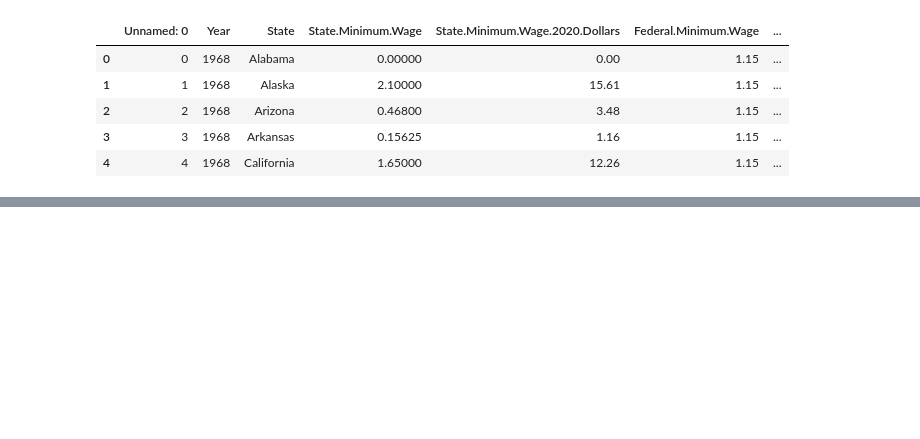
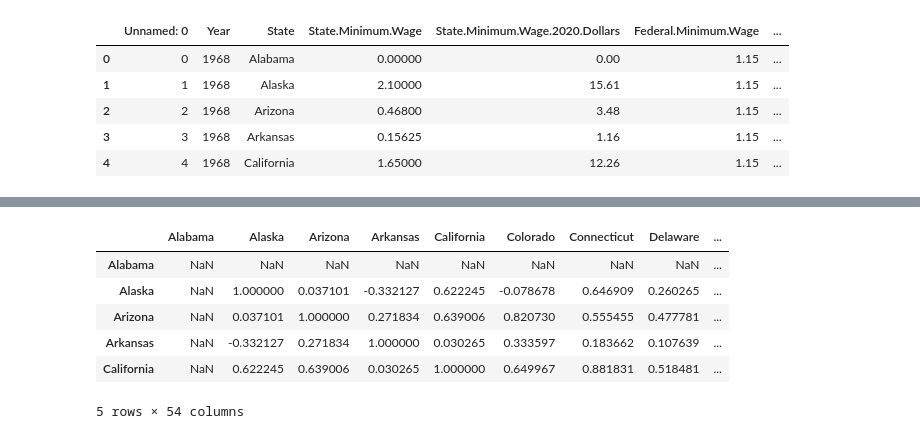
Before and after one commit to Row-Bell/Python_Basic, a Jupyter notebook: Data_Analysis_Intro/Part_3.ipynb, the cells around one changed output, grey strips where cells are left out. Saved outputs shown, nothing was run; the diff lists cells and outputs as text; code cells hidden in the pictures; blank space fills up the shorter version.

```diff
--- a/Data_Analysis_Intro/Part_3.ipynb
+++ b/Data_Analysis_Intro/Part_3.ipynb
@@ -27,0 +72,11 @@ act_min_wage = pd.DataFrame()
+# %%
+#Correlation
+act_min_wage.corr().head()
+# %% [output]
+|  | Alabama | Alaska | Arizona | Arkansas | California | Colorado | Connecticut | Delaware | ... |
+| Alabama | NaN | NaN | NaN | NaN | NaN | NaN | NaN | NaN | ... |
+| Alaska | NaN | 1.000000 | 0.037101 | -0.332127 | 0.622245 | -0.078678 | 0.646909 | 0.260265 | ... |
+| Arizona | NaN | 0.037101 | 1.000000 | 0.271834 | 0.639006 | 0.820730 | 0.555455 | 0.477781 | ... |
+| Arkansas | NaN | -0.332127 | 0.271834 | 1.000000 | 0.030265 | 0.333597 | 0.183662 | 0.107639 | ... |
+| California | NaN | 0.622245 | 0.639006 | 0.030265 | 1.000000 | 0.649967 | 0.881831 | 0.518481 | ... |
+5 rows × 54 columns
```
Also changed, not shown: parts of 6 cells of this notebook.
